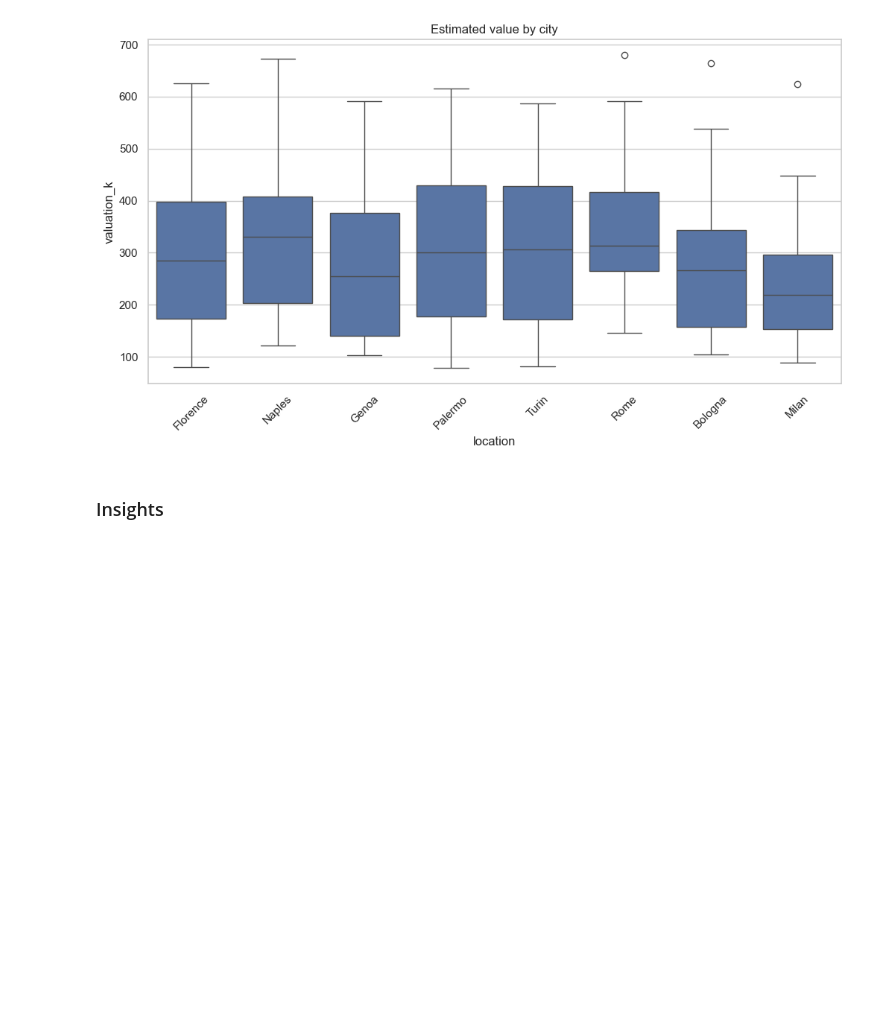
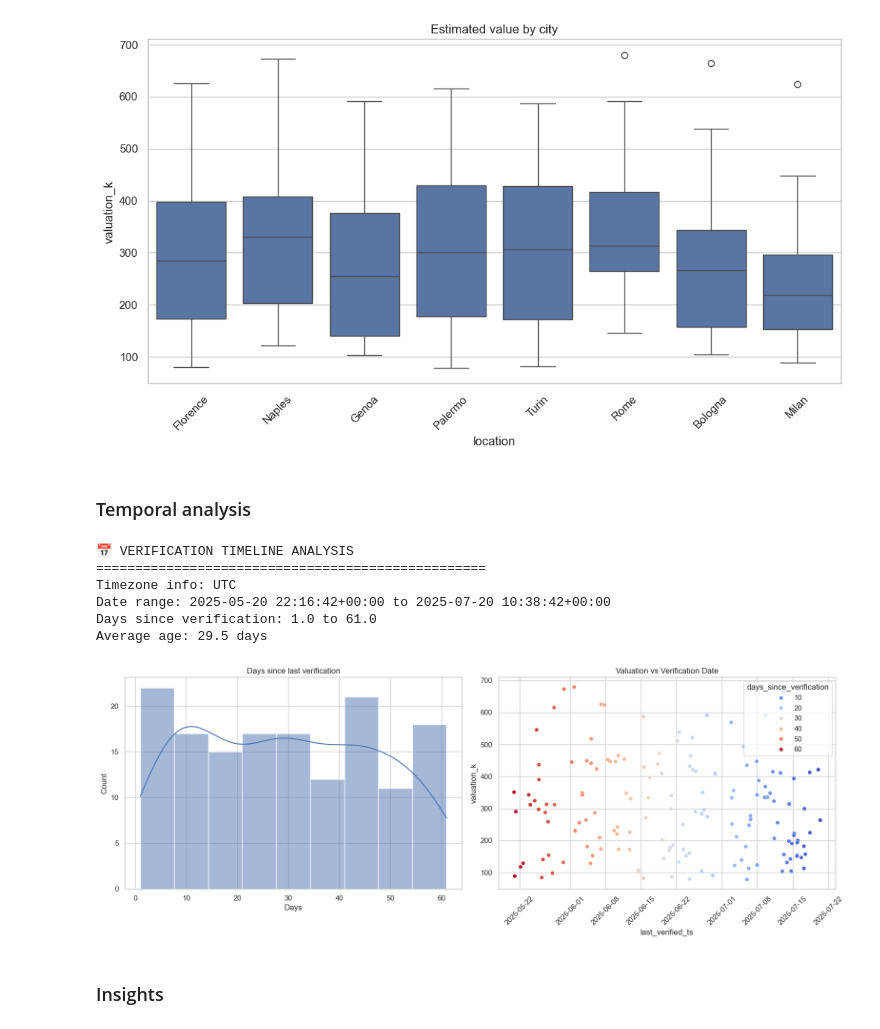
Before and after one commit to AnVenDev/axiomatic_oracle, a Jupyter notebook: notebooks/02_explore_dataset.ipynb, the cells around one changed output. Saved outputs shown, nothing was run; the diff lists cells and outputs as text; code cells hidden in the pictures; blank space fills up the shorter version.

```diff
--- a/notebooks/02_explore_dataset.ipynb
+++ b/notebooks/02_explore_dataset.ipynb
@@ -202,6 +252,67 @@ plt.xticks(rotation=45)
 plt.show()
 # %% [output]
 [figure]
+# %% [markdown]
+### Temporal analysis
+# %%
+def analyze_verification_timeline(df):
+    """Analyze verification timeline with timezone-safe handling and visualization."""
+
+    # Convert to datetime if needed
+    if not pd.api.types.is_datetime64_any_dtype(df['last_verified_ts']):
+        df['last_verified_ts'] = pd.to_datetime(df['last_verified_ts'], errors='coerce')
+
+    # Drop rows with invalid timestamps (optional but safe)
+    df = df.dropna(subset=['last_verified_ts'])
+
+    # Detect if timezone-aware
+    is_tz_aware = df['last_verified_ts'].dt.tz is not None
+
+    now = pd.Timestamp.now(tz='UTC') if is_tz_aware else pd.Timestamp.now()
+
+    # Compute time deltas
+    delta = now - df['last_verified_ts']
+    df['days_since_verification'] = delta.dt.days
+    df['hours_since_verification'] = delta.dt.total_seconds() / 3600
+
+    # Summary
+    print("📅 VERIFICATION TIMELINE ANALYSIS")
+    print("=" * 50)
+    print(f"Timezone info: {df['last_verified_ts'].dt.tz}")
+    print(f"Date range: {df['last_verified_ts'].min()} to {df['last_verified_ts'].max()}")
+    print(f"Days since verification: {df['days_since_verification'].min():.1f} to {df['days_since_verification'].max():.1f}")
+    print(f"Average age: {df['days_since_verification'].mean():.1f} days")
+
+    # Plot
+    fig, axes = plt.subplots(1, 2, figsize=(16, 6))
+
+    # Histogram
+    sns.histplot(df['days_since_verification'], kde=True, ax=axes[0])
+    axes[0].set_title("Days since last verification")
+    axes[0].set_xlabel("Days")
+
+    # Scatter over time
+    sns.scatterplot(
+        data=df, x='last_verified_ts', y='valuation_k',
+        hue='days_since_verification', ax=axes[1], palette='coolwarm'
+    )
+    axes[1].set_title("Valuation vs Verification Date")
+    axes[1].tick_params(axis='x', rotation=45)
+
+    plt.tight_layout()
+    plt.show()
+
+    return df
+
+df = analyze_verification_timeline(df)
+# %% [output]
+📅 VERIFICATION TIMELINE ANALYSIS
+==================================================
+Timezone info: UTC
+Date range: 2025-05-20 22:16:42+00:00 to 2025-07-20 10:38:42+00:00
+Days since verification: 1.0 to 61.0
+Average age: 29.5 days
+[figure, added]
 # %% [markdown]
 ### Insights
 # %%
```
Also changed, not shown: parts of 10 cells of this notebook.
